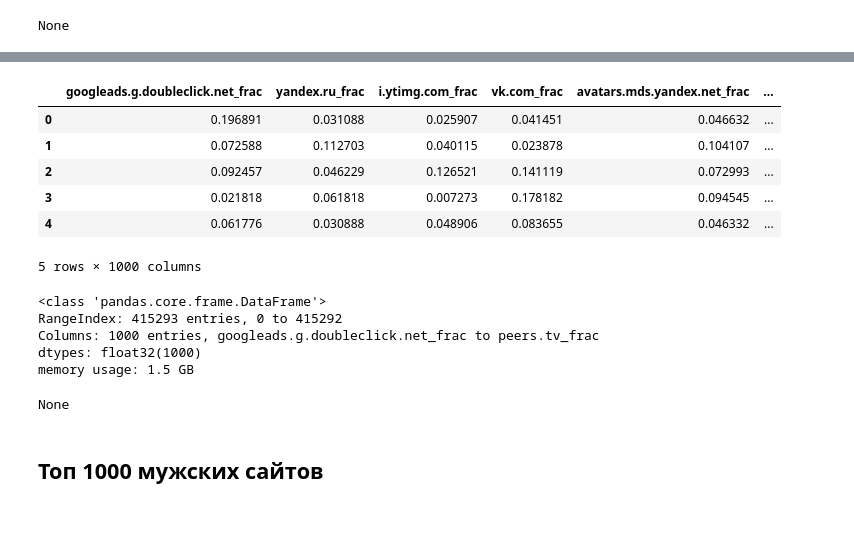
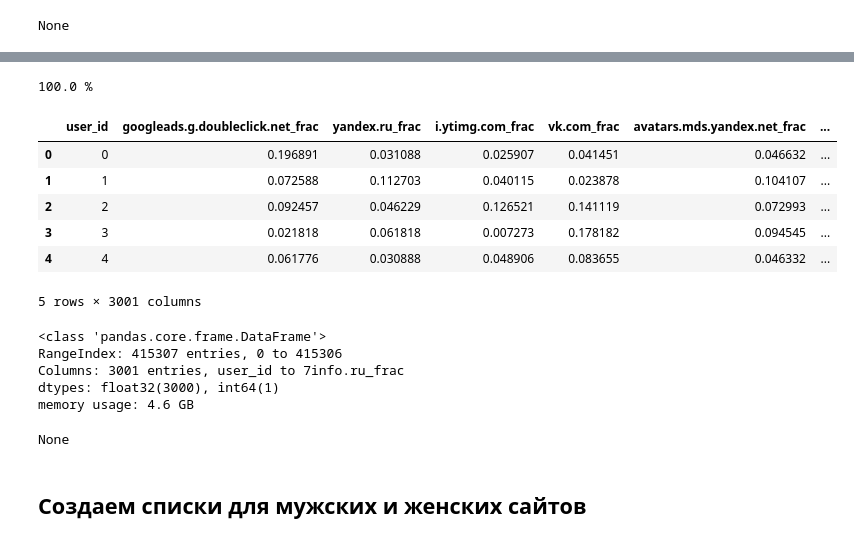
Before and after one commit to koshkidadanet/MTS-ML-CUP, a Jupyter notebook: feature_eng.ipynb, the cells around one changed output, grey strips where cells are left out. Saved outputs shown, nothing was run; the diff lists cells and outputs as text; code cells hidden in the pictures.

```diff
--- a/feature_eng.ipynb
+++ b/feature_eng.ipynb
@@ -1139,35 +1159,42 @@ None
 # %%
 frac_df = pd.DataFrame()
 frac_df['user_id'] = df['user_id'].drop_duplicates().reset_index(drop=True)
+
+prog_bar=1
 for column in exists_columns:
+    clear_output(wait=True)
     frac_df[f'{column}_frac'] = (df.loc[df['url_host']==column,'request_cnt'] / df.loc[df['url_host']==column,'request_cnt_sum']).reset_index(drop=True)
     frac_df[f'{column}_frac'] = frac_df[f'{column}_frac'].astype('float32')
+    print(round(prog_bar/len(exists_columns)*100,1),'%')
+    prog_bar += 1
+
 display(frac_df.head())
 display(frac_df.info())
+# %% [output]
+100.0 %
+|  | user_id | googleads.g.doubleclick.net_frac | yandex.ru_frac | i.ytimg.com_frac | vk.com_frac | avatars.mds.yandex.net_frac | ... |
+| 0 | 0 | 0.196891 | 0.031088 | 0.025907 | 0.041451 | 0.046632 | ... |
+| 1 | 1 | 0.072588 | 0.112703 | 0.040115 | 0.023878 | 0.104107 | ... |
+| 2 | 2 | 0.092457 | 0.046229 | 0.126521 | 0.141119 | 0.072993 | ... |
+| 3 | 3 | 0.021818 | 0.061818 | 0.007273 | 0.178182 | 0.094545 | ... |
+| 4 | 4 | 0.061776 | 0.030888 | 0.048906 | 0.083655 | 0.046332 | ... |
+5 rows × 3001 columns
+<class 'pandas.core.frame.DataFrame'>
+RangeIndex: 415307 entries, 0 to 415306
+Columns: 3001 entries, user_id to 7info.ru_frac
+dtypes: float32(3000), int64(1)
+memory usage: 4.6 GB
+None
 # %%
+del df
 frac_df = frac_df.drop('user_id',axis=1)
 display(frac_df.head())
 display(frac_df.info())
 
-frac_df.to_parquet('..\\full_data\\figma_plan\\top_1000_urls_fraction.parquet', index=False)
-del df
+frac_df.to_parquet('..\\full_data\\figma_plan\\top_3000_urls_fraction.parquet', index=False)
 del frac_df
-# %% [output]
-|  | googleads.g.doubleclick.net_frac | yandex.ru_frac | i.ytimg.com_frac | vk.com_frac | avatars.mds.yandex.net_frac | ... |
-| 0 | 0.196891 | 0.031088 | 0.025907 | 0.041451 | 0.046632 | ... |
-| 1 | 0.072588 | 0.112703 | 0.040115 | 0.023878 | 0.104107 | ... |
-| 2 | 0.092457 | 0.046229 | 0.126521 | 0.141119 | 0.072993 | ... |
-| 3 | 0.021818 | 0.061818 | 0.007273 | 0.178182 | 0.094545 | ... |
-| 4 | 0.061776 | 0.030888 | 0.048906 | 0.083655 | 0.046332 | ... |
-5 rows × 1000 columns
-<class 'pandas.core.frame.DataFrame'>
-RangeIndex: 415293 entries, 0 to 415292
-Columns: 1000 entries, googleads.g.doubleclick.net_frac to peers.tv_frac
-dtypes: float32(1000)
-memory usage: 1.5 GB
-None
 # %% [markdown]
-## Топ 1000 мужских сайтов
+## Создаем списки для мужских и женских сайтов
 # %%
 path = '..\\full_data\\competition_data_final_pqt'
 columns = {'user_id': 'int32','request_cnt': 'int8','url_host': 'object'}
```
Also changed, not shown: parts of 8 cells of this notebook, 5 other files.
